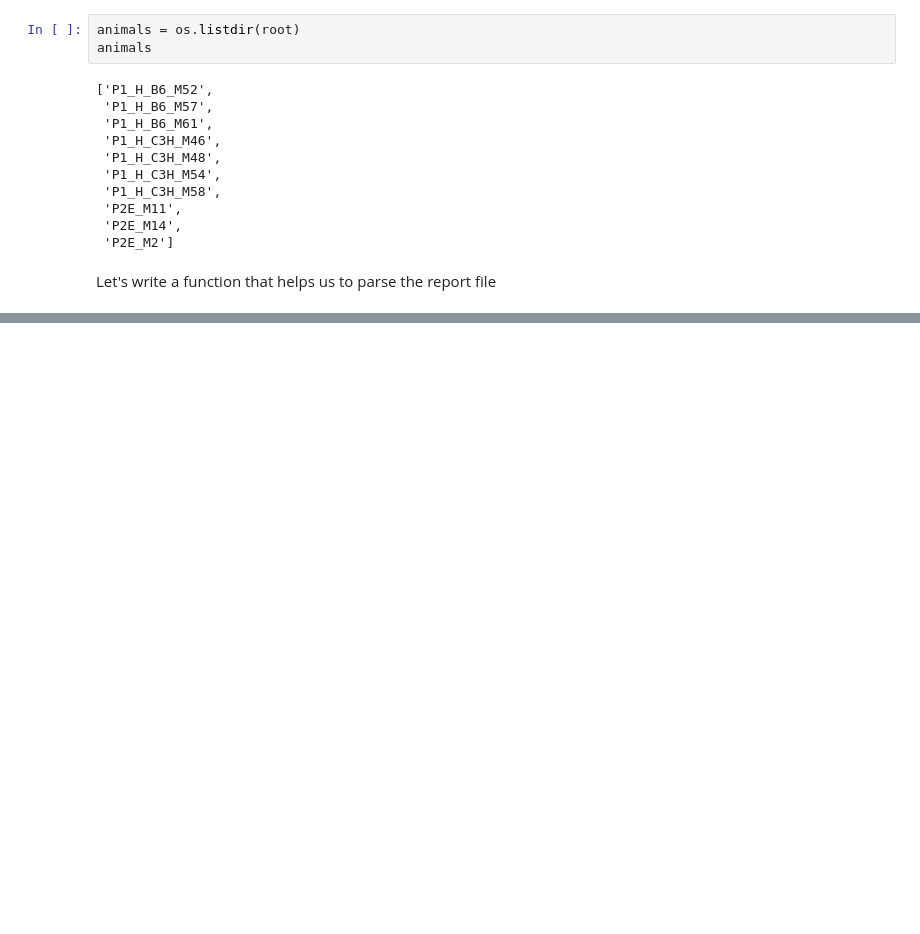
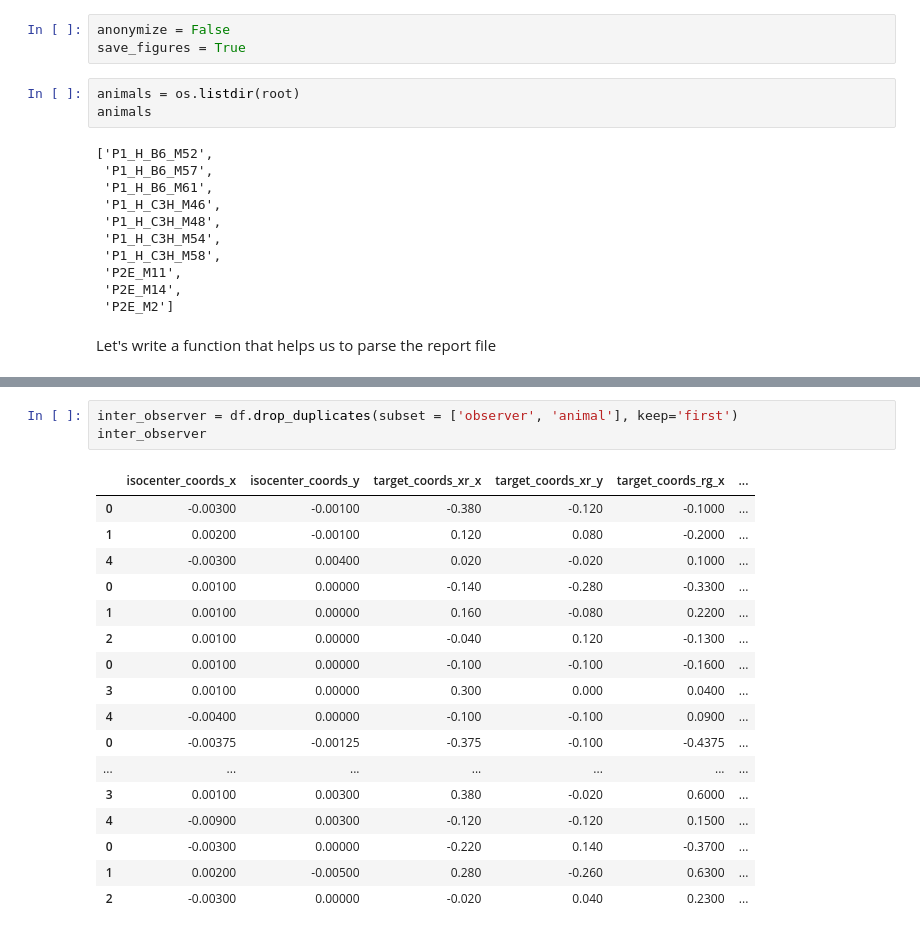
Before and after one commit to jo-mueller/radiographic_workflow_evaluation, a Jupyter notebook: Evaluate_observer_variations.ipynb, the cells around one changed output, grey strips where cells are left out. Drawn from its saved outputs; the diff is of its cells as text; blank space fills up the shorter version.

```diff
--- a/Evaluate_observer_variations.ipynb
+++ b/Evaluate_observer_variations.ipynb
@@ -13,3 +16,6 @@ root = r'C:\Users\johamuel\Documents\BiAPoL\Shared\BiAPoLprojects\64_radiographi
+# %%
+anonymize = False
+save_figures = True
 # %%
 animals = os.listdir(root)
 animals
@@ -150 +163,22 @@ In order to better compare large/small deviations between animals, we normalize
+# %%
+inter_observer = df.drop_duplicates(subset = ['observer', 'animal'], keep='first')
+inter_observer
+# %% [output]
+|  | isocenter_coords_x | isocenter_coords_y | target_coords_xr_x | target_coords_xr_y | target_coords_rg_x | ... |
+| 0 | -0.00300 | -0.00100 | -0.380 | -0.120 | -0.1000 | ... |
+| 1 | 0.00200 | -0.00100 | 0.120 | 0.080 | -0.2000 | ... |
+| 4 | -0.00300 | 0.00400 | 0.020 | -0.020 | 0.1000 | ... |
+| 0 | 0.00100 | 0.00000 | -0.140 | -0.280 | -0.3300 | ... |
+| 1 | 0.00100 | 0.00000 | 0.160 | -0.080 | 0.2200 | ... |
+| 2 | 0.00100 | 0.00000 | -0.040 | 0.120 | -0.1300 | ... |
+| 0 | 0.00100 | 0.00000 | -0.100 | -0.100 | -0.1600 | ... |
+| 3 | 0.00100 | 0.00000 | 0.300 | 0.000 | 0.0400 | ... |
+| 4 | -0.00400 | 0.00000 | -0.100 | -0.100 | 0.0900 | ... |
+| 0 | -0.00375 | -0.00125 | -0.375 | -0.100 | -0.4375 | ... |
+| ... | ... | ... | ... | ... | ... | ... |
+| 3 | 0.00100 | 0.00300 | 0.380 | -0.020 | 0.6000 | ... |
+| 4 | -0.00900 | 0.00300 | -0.120 | -0.120 | 0.1500 | ... |
+| 0 | -0.00300 | 0.00000 | -0.220 | 0.140 | -0.3700 | ... |
+| 1 | 0.00200 | -0.00500 | 0.280 | -0.260 | 0.6300 | ... |
+| 2 | -0.00300 | 0.00000 | -0.020 | 0.040 | 0.2300 | ... |
 # %%
```
Also changed, not shown: parts of 20 cells of this notebook.
